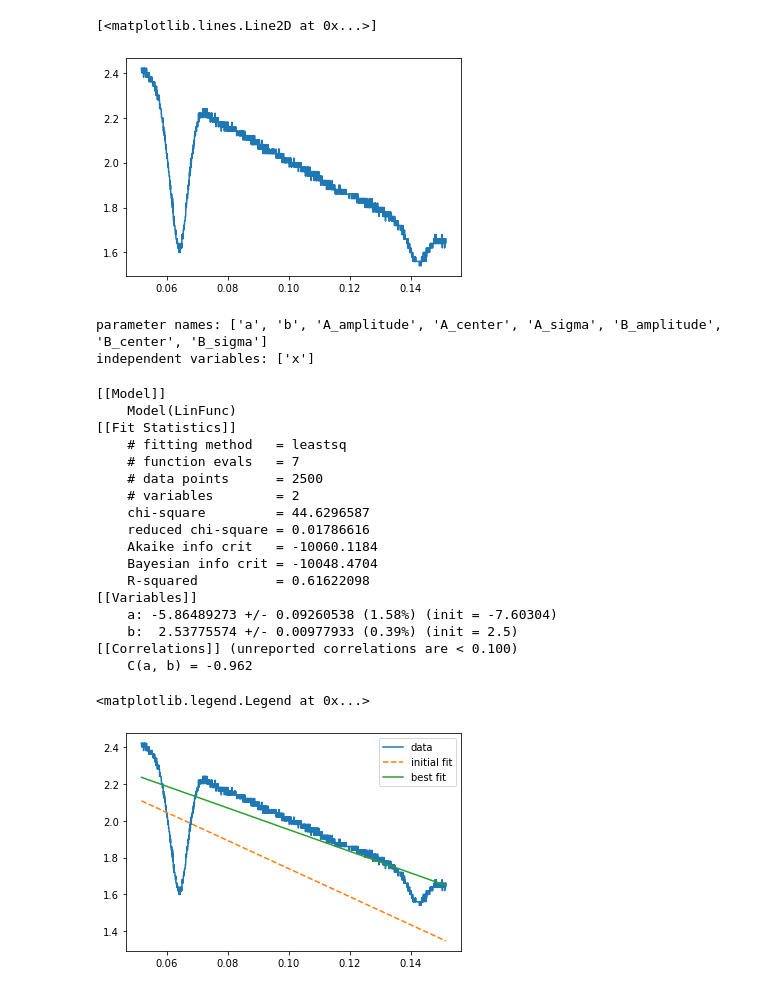
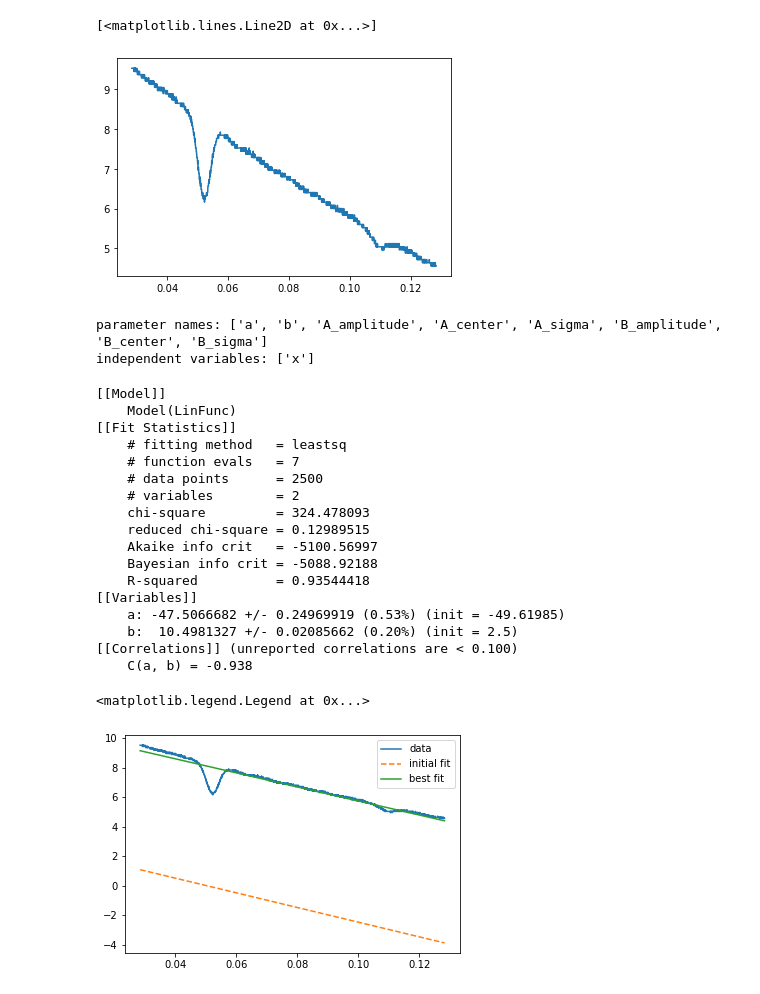
Before and after one commit to Rikkertttt/Rubidium-Spectroscopy, a Jupyter notebook: Fitting.ipynb, the cells around one changed output. Drawn from its saved outputs; the diff is of its cells as text; code cells hidden in the pictures.

```diff
--- a/Fitting.ipynb
+++ b/Fitting.ipynb
@@ -7,9 +7,7 @@ import scipy.stats as stats
 from lmfit import models
 import math
 # %%
-specific_rows = [9,10]
-
-df = pd.read_csv('.csv', header=None, usecols=[9,10])
+df = pd.read_csv('Our_Data_Doppler_Broadened\F0001CH2.CSV', header=None, usecols=[3,4])
 
 df
 # %% [output]
@@ -28,9 +26,9 @@ df
 2500 rows × 2 columns
 # %%
-plt.plot(df[9], df[10])
+plt.plot(df[3], df[4])
 # %% [output]
 [<matplotlib.lines.Line2D at 0x...>]
-[figure, old version]
+[figure, new version]
 # %%
 # Fit functions
 
@@ -52,38 +50,38 @@ independent variables: ['x']
 # %%
 #Calculate some params
 
-a = (df[10][0]-df[10][len(df[10])-1])/(df[9][0]-df[9][len(df[10])-1])
+a = (df[4][0]-df[4][len(df[4])-1])/(df[3][0]-df[3][len(df[3])-1])
 
 b = 2.5
 # %%
-lin_fit = Lin_model.fit(df[10], x=df[9], a=a, b=b)
+lin_fit = Lin_model.fit(df[4], x=df[3], a=a, b=b)
 
 print(lin_fit.fit_report())
 
 
-plt.plot(df[9], df[10], label='data')
-plt.plot(df[9], lin_fit.init_fit, '--', label='initial fit')
-plt.plot(df[9], lin_fit.best_fit, '-', label='best fit')
+plt.plot(df[3], df[4], label='data')
+plt.plot(df[3], lin_fit.init_fit, '--', label='initial fit')
+plt.plot(df[3], lin_fit.best_fit, '-', label='best fit')
 plt.legend()
 # %% [output]
 [[Model]]
     Model(LinFunc)
 [[Fit Statistics]]
     # fitting method   = leastsq
     # function evals   = 7
     # data points      = 2500
     # variables        = 2
-    chi-square         = 44.6296587
-    reduced chi-square = 0.01786616
-    Akaike info crit   = -10060.1184
-    Bayesian info crit = -10048.4704
-    R-squared          = 0.61622098
+    chi-square         = 324.478093
+    reduced chi-square = 0.12989515
+    Akaike info crit   = -5100.56997
+    Bayesian info crit = -5088.92188
+    R-squared          = 0.93544418
 [[Variables]]
-    a: -5.86489273 +/- 0.09260538 (1.58%) (init = -7.60304)
-    b:  2.53775574 +/- 0.00977933 (0.39%) (init = 2.5)
+    a: -47.5066682 +/- 0.24969919 (0.53%) (init = -49.61985)
+    b:  10.4981327 +/- 0.02085662 (0.20%) (init = 2.5)
 [[Correlations]] (unreported correlations are < 0.100)
-    C(a, b) = -0.962
+    C(a, b) = -0.938
 <matplotlib.legend.Legend at 0x...>
-[figure, old version]
+[figure, new version]
 # %%
 # params = tot_model.make_params(a=a, b=b, amp1=-1, cen1=0.062, wid1=0.005, amp2=-0.3, cen2=0.14, wid2=0.005)
```
Also changed, not shown: parts of 3 cells of this notebook.
